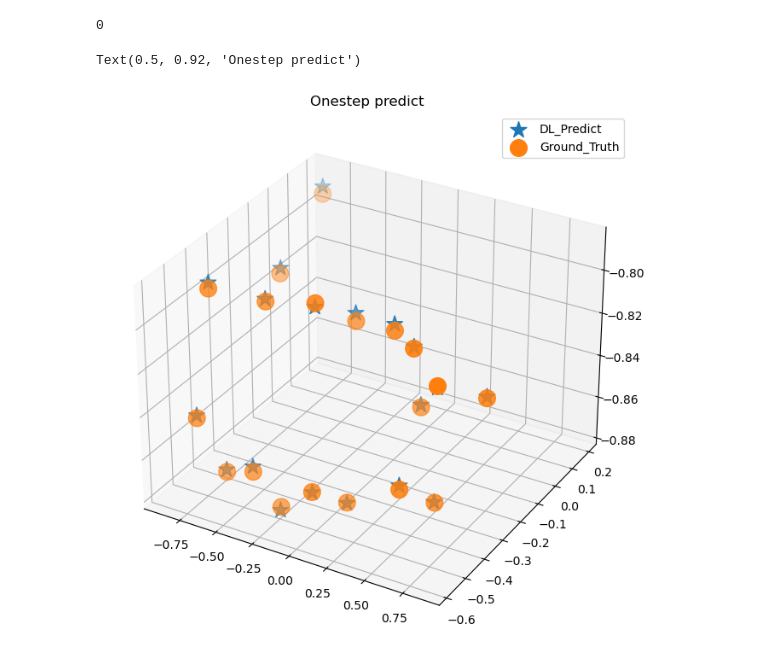
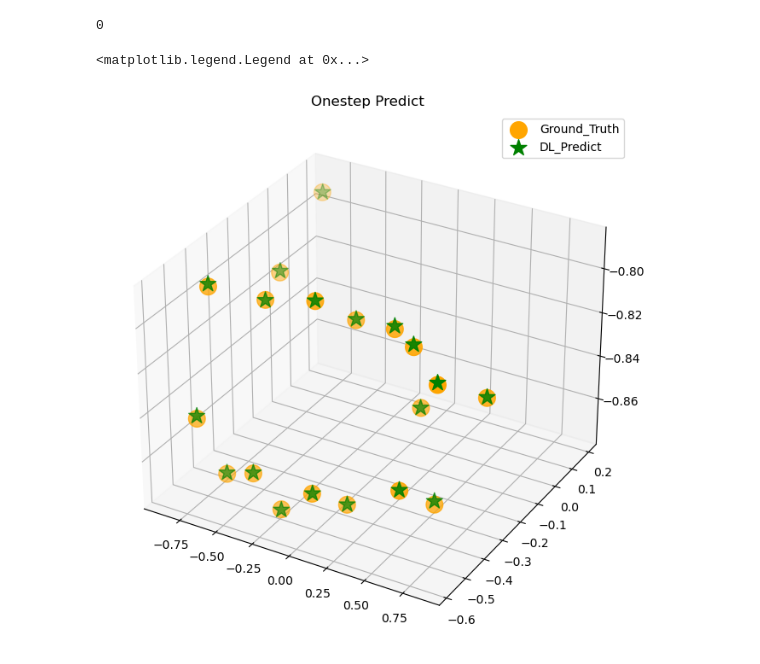
Before and after one commit to aureliayang/XEcoSLIM, a Jupyter notebook: ecoslim_direct/my_evaluate_3D.ipynb, the cells around one changed output. Saved outputs shown, nothing was run; the diff lists cells and outputs as text; code cells hidden in the pictures.

```diff
--- a/ecoslim_direct/my_evaluate_3D.ipynb
+++ b/ecoslim_direct/my_evaluate_3D.ipynb
@@ -14,7 +14,7 @@ import matplotlib.pyplot as plt
 # import time
 # import copy
 # %%
-model_dir = './checkpoints/ERShrub/0_10_ERShrub_unknown_network2_1028_3_4/model_100.pth'
+model_dir = './checkpoints/ERShrub/0_10_ERShrub_unknown_network2_1028_3_4/model_150.pth'
 
 start_fm = 0
 stop_fm = 1
@@ -103,31 +103,34 @@ end_true = temp.numpy()
 # %%
 fig = plt.figure(figsize=(8,8))
 ax = plt.axes(projection='3d')
 
 ii =20
 xline  = results[1:ii,0]
 yline  = results[1:ii,1]
 zline  = results[1:ii,2]
 
 xline0 = end_true[1:ii,0]
 yline0 = end_true[1:ii,1]
 zline0 = end_true[1:ii,2]
 
 # tdata  = tt[ii:6000:600]
 
+# ax.plot3D(xline0, yline0, zline0, 'blue')
+ax.scatter3D(xline0, yline0, zline0, s = 200, c = 'orange')
+
 # ax.plot3D(xline, yline, zline, 'red')
-ax.scatter3D(xline, yline, zline, s = 200, marker = '*')
-# ax.plot3D(xline0, yline0, zline0, 'blue')
-ax.scatter3D(xline0, yline0, zline0, s = 200)
-ax.legend(['DL_Predict','Ground_Truth'])
-ax.set_title('Onestep predict')
+ax.scatter3D(xline, yline, zline, s = 200, c = 'green', marker = '*')
+
+ax.set_title('Onestep Predict')
+ax.legend(['Ground_Truth','DL_Predict'])
+
 
 # plt.subplot(2,2,1)
 # plt.plot(results[:,0],end_true[:,0],'o')
 # plt.subplot(2,2,2)
 # plt.plot(results[:,1],end_true[:,1],'o')
 # plt.subplot(2,2,3)
 # plt.plot(results[:,2],end_true[:,2],'o',)
 # %% [output]
-Text(0.5, 0.92, 'Onestep predict')
+<matplotlib.legend.Legend at 0x...>
-[figure, old version]
+[figure, new version]
```
